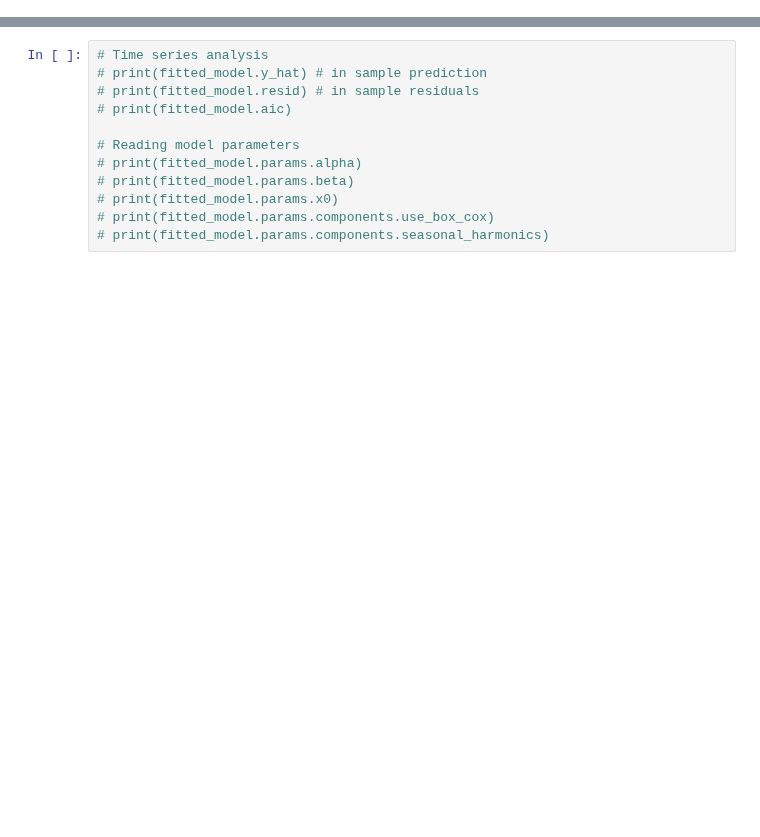
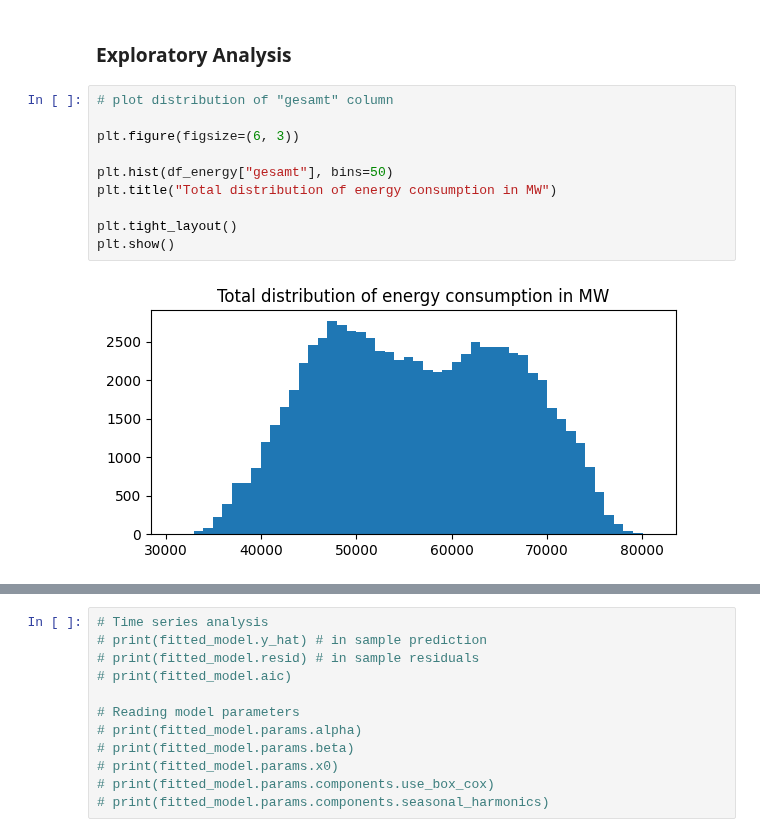
Before and after one commit to hikotei/2023_11-PTSFC, a Jupyter notebook: 2023_12_20 tbats holiday dummy.ipynb, the cells around one changed output, grey strips where cells are left out. Drawn from its saved outputs; the diff is of its cells as text; blank space fills up the shorter version.

```diff
--- a/2023_12_20 tbats holiday dummy.ipynb
+++ b/2023_12_20 tbats holiday dummy.ipynb
@@ -44,0 +50,14 @@ None
+# %% [markdown]
+### Exploratory Analysis
+# %%
+# plot distribution of "gesamt" column
+
+plt.figure(figsize=(6, 3))
+
+plt.hist(df_energy["gesamt"], bins=50)
+plt.title("Total distribution of energy consumption in MW")
+
+plt.tight_layout()
+plt.show()
+# %% [output]
+[figure, added]
```
Also changed, not shown: parts of 29 cells of this notebook, 28 other files.
